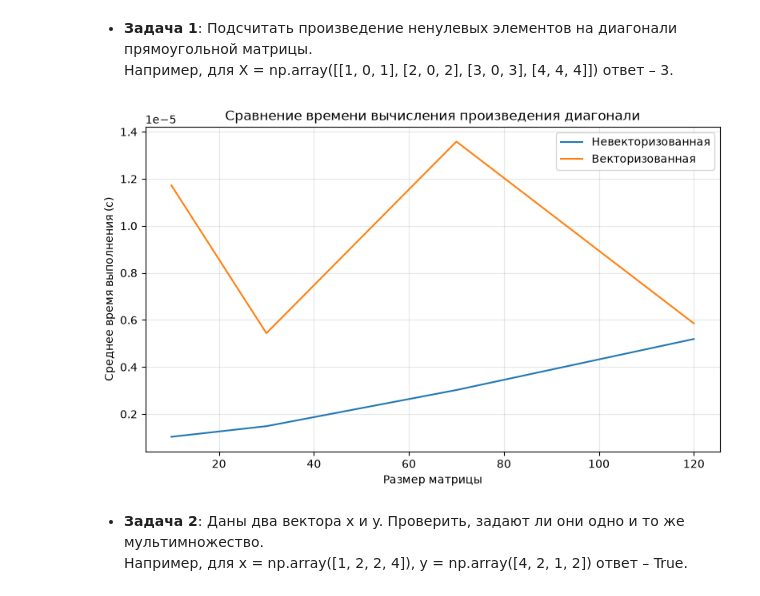
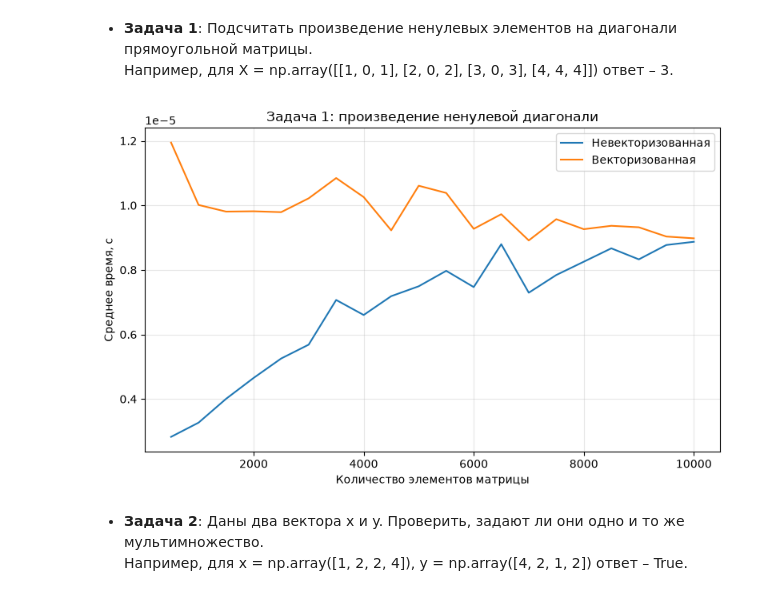
Before and after one commit to K35177/ML_Kamalov, a Jupyter notebook: task_numpy/task_numpy_practice.ipynb, the cells around one changed output. Saved outputs shown, nothing was run; the diff lists cells and outputs as text; code cells hidden in the pictures.

```diff
--- a/task_numpy/task_numpy_practice.ipynb
+++ b/task_numpy/task_numpy_practice.ipynb
@@ -57,42 +58,44 @@ plt.show()
 * __Задача 1__: Подсчитать произведение ненулевых элементов на диагонали прямоугольной матрицы.
  Например, для X = np.array([[1, 0, 1], [2, 0, 2], [3, 0, 3], [4, 4, 4]]) ответ – 3.
 # %%
-  reload_solution_modules()
+reload_solution_modules()
 
-  data_sizes = np.array([10, 30, 70, 120])
+data_sizes = np.arange(500, 10_001, 500)
+time_non_vectorized, time_vectorized = [], []
 
-  time_non_vectorized = []
-  time_vectorized = []
 
-  for size in data_sizes:
-      matrix = np.random.randint(0, 3, size=(size, size))
-      matrix_list = matrix.tolist()
+for size in data_sizes:
+    rows = int(np.sqrt(size))
+    columns = int(np.ceil(size / rows))
+    data = np.random.default_rng().integers(0, 10, size=(rows, columns))
+    python_data = data.tolist()
 
-      repetitions = 10
+    start = time.perf_counter()
+    for _ in range(20):
+        functions.prod_non_zero_diag(python_data)
+    time_non_vectorized.append((time.perf_counter() - start) / 20)
 
-      non_vectorized_time = timeit.timeit(lambda: functions.prod_non_zero_diag(matrix_list),number=repetitions,) / repetitions
+    start = time.perf_counter()
+    for _ in range(20):
+        functions_vectorized.prod_non_zero_diag(data)
+    time_vectorized.append((time.perf_counter() - start) / 20)
 
-      vectorized_time = timeit.timeit(lambda: functions_vectorized.prod_non_zero_diag(matrix),number=repetitions,) / repetitions
+figure, axis = plt.subplots(figsize=(8, 5))
 
-      time_non_vectorized.append(non_vectorized_time)
-      time_vectorized.append(vectorized_time)
+axis.plot(data_sizes, time_non_vectorized, label="Невекторизованная")
+axis.plot(data_sizes, time_vectorized, label="Векторизованная")
 
-  figure, axis = plt.subplots(figsize=(8, 5))
+axis.set_title("Задача 1: произведение ненулевой диагонали")
+axis.set_xlabel("Количество элементов матрицы")
+axis.set_ylabel("Среднее время, с")
 
-  axis.plot(data_sizes, time_non_vectorized,label="Невекторизованная")
+axis.grid(True, alpha=0.3)
+axis.legend()
 
-  axis.plot(data_sizes, time_vectorized,label="Векторизованная")
-
-  axis.set_title("Сравнение времени вычисления произведения диагонали")
-  axis.set_xlabel("Размер матрицы")
-  axis.set_ylabel("Среднее время выполнения (с)")
-  axis.grid(True, alpha=0.3)
-  axis.legend()
-
-  figure.tight_layout()
-  plt.show()
+figure.tight_layout()
+plt.show()
 # %% [output]
-[figure, old version]
+[figure, new version]
 # %% [markdown]
 
 
```
Also changed, not shown: parts of 10 cells of this notebook.
